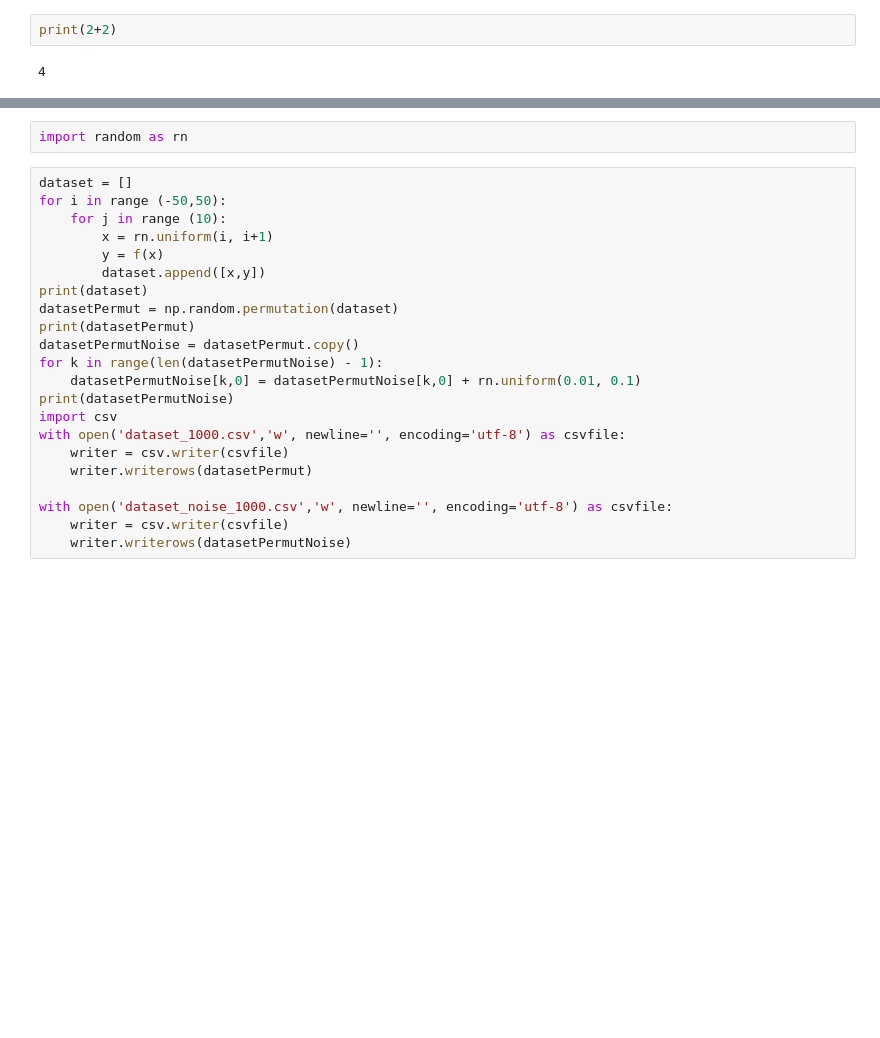
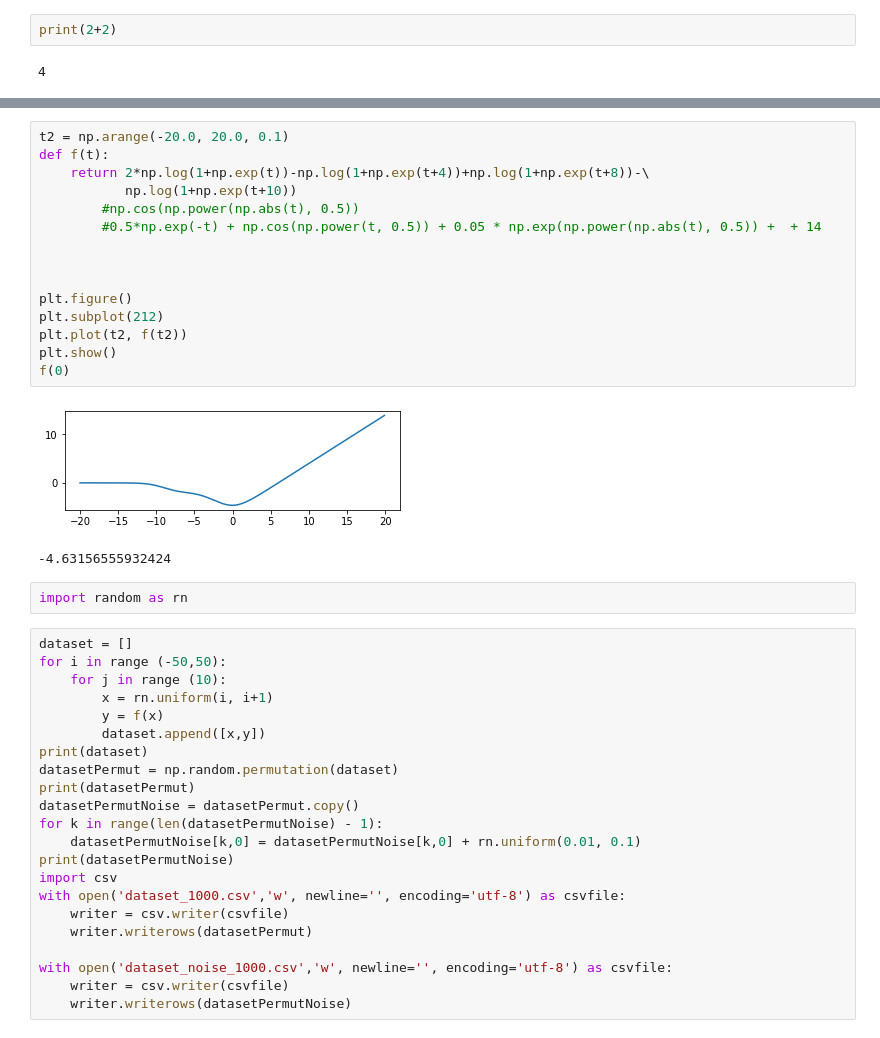
Before and after one commit to egi-megi/siec_neuronowa_Jurkiewicz_Sulek, a Jupyter notebook: test.ipynb, the cells around one changed output, grey strips where cells are left out. Saved outputs shown, nothing was run; the diff lists cells and outputs as text; blank space fills up the shorter version.

```diff
--- a/test.ipynb
+++ b/test.ipynb
@@ -26,6 +57,24 @@ f(-9.0)
 # %% [output]
 -21359.8
 [figure]
+# %%
+t2 = np.arange(-20.0, 20.0, 0.1)
+def f(t):
+    return 2*np.log(1+np.exp(t))-np.log(1+np.exp(t+4))+np.log(1+np.exp(t+8))-\
+           np.log(1+np.exp(t+10))
+        #np.cos(np.power(np.abs(t), 0.5))
+        #0.5*np.exp(-t) + np.cos(np.power(t, 0.5)) + 0.05 * np.exp(np.power(np.abs(t), 0.5)) +  + 14
+
+
+
+plt.figure()
+plt.subplot(212)
+plt.plot(t2, f(t2))
+plt.show()
+f(0)
+# %% [output]
+[figure, added]
+-4.63156555932424
 # %%
 import random as rn
 # %%
```
Also changed, not shown: parts of 4 cells of this notebook, 3 other files.
